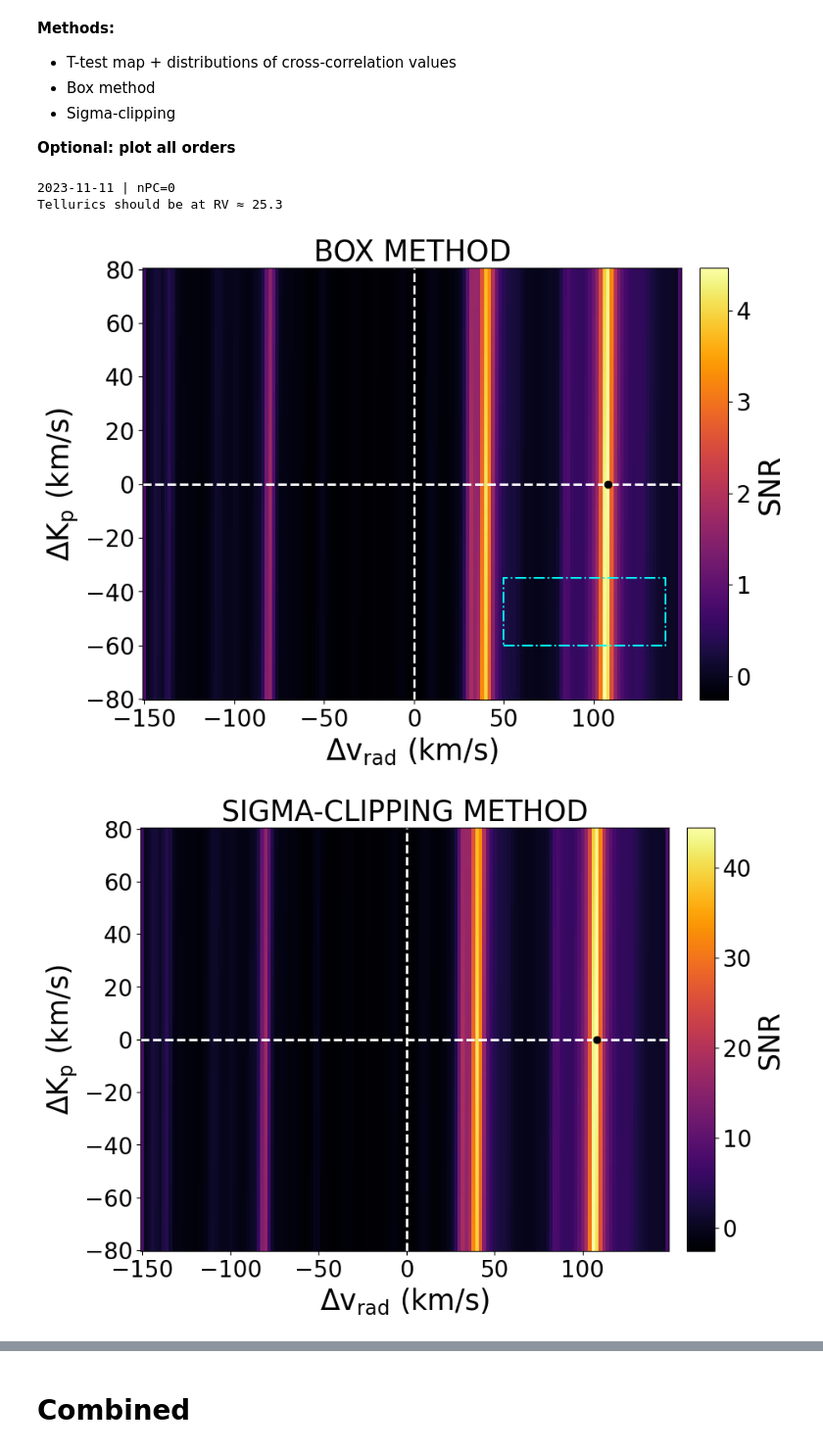
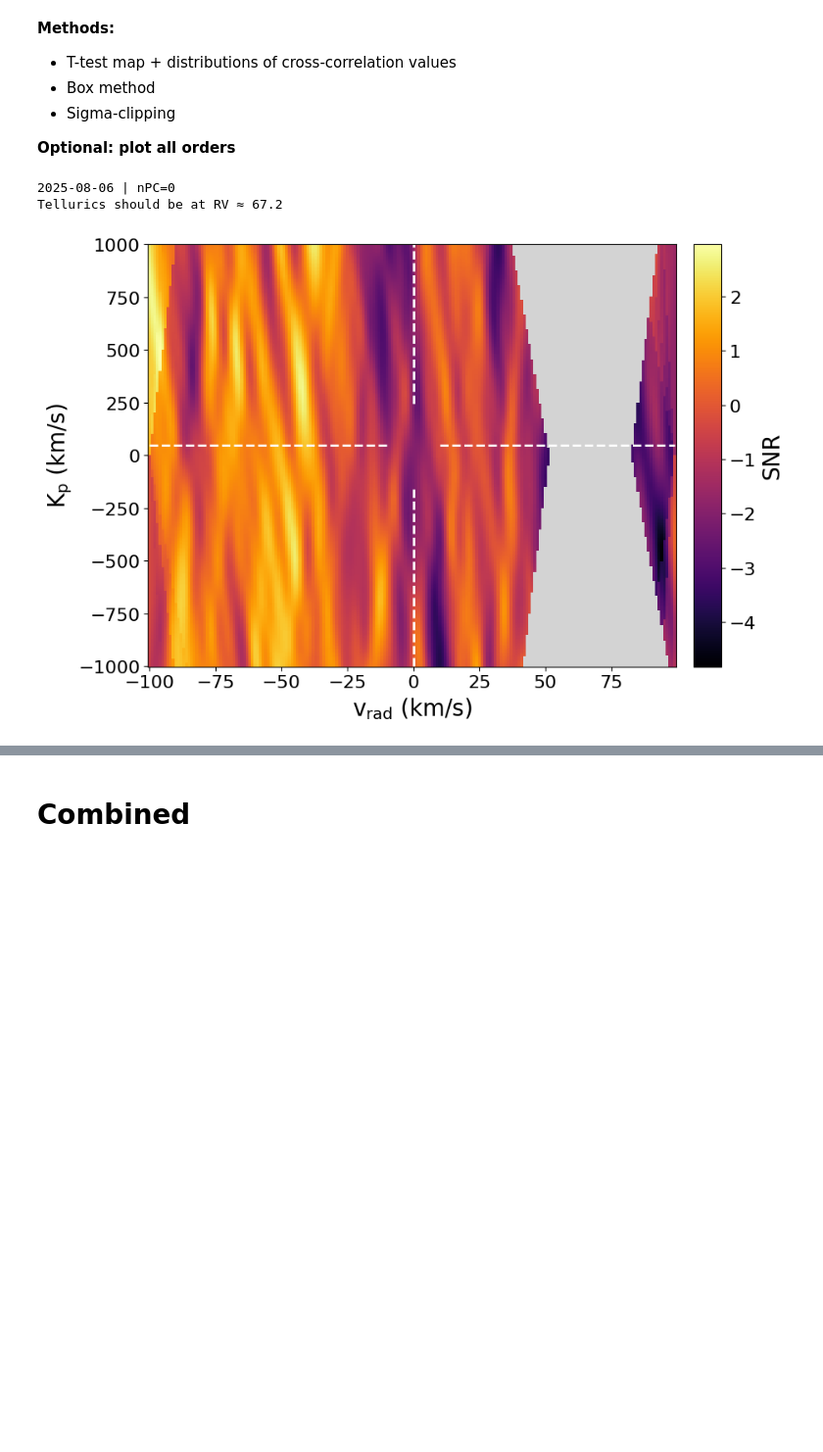
Before and after one commit to mathisbouffard/HRS_with_starships, a Jupyter notebook: HRS_analysis/notebooks/Correlations_new.ipynb, the cells around one changed output, grey strips where cells are left out. Shown at 98% size. Drawn from its saved outputs; the diff is of its cells as text; code cells hidden in the pictures; blank space fills up the shorter version.

```diff
--- a/HRS_analysis/notebooks/Correlations_new.ipynb
+++ b/HRS_analysis/notebooks/Correlations_new.ipynb
@@ -293,17 +312,16 @@ for filename in filename_list:
     n_pc = int(obs.params[5])
     mask_wings = int(obs.params[1] * 100)  # in percent
 
-    out_filename = f'{Path(filename).stem}_ccf_logl_seq_{model_name}'
+    out_filename = f'{Path(filename).stem}_{reduc_version}_ccf_logl_seq_{model_name}'
 
 
     print(f"\033[1mCorrelation for {visit_name} with {n_pc} PC\033[0m")
     print("Reduction directory is:", reduc_dir)
     print("Correlations directory is:", output_dir)
 
-
     try:
         # Check if already generated
-        saved_values = np.load(output_dir / Path(out_filename).with_suffix('.npz'))
+        saved_values = np.load(output_dir / Path(out_filename + '.npz'))
         ccf_map = saved_values['corr']
         logl_map = saved_values['logl']
         print(f"Correlation already generated. Loading saved values...")
@@ -500,16 +492,16 @@ Out-of-transit t-val = -3.89 / p-val 4.34e-04 / sig = 3.33
 # CHOOSE METHOD
 methods = [
         # 'ttest',
-        'box',
+        # 'box',
         'clip'
           ]
 
 # Choose Vrad (x-axis) Kp (y-axis) values for the plot
 rv_grid = corrRV0
-kp_grid = np.linspace(-80, 80, 161)
+kp_grid = np.linspace(-1000, 1000, 400)
 
 # Set Vrad and Kp limits for the box in the box method
-box_Vrad = (50, 140)
+box_Vrad = (100, 140)
 box_Kp = (-60, -35)
 
 # Set sigma limit and max number of iterations for the sigma-clipping method
@@ -524,11 +516,11 @@ plot_all_orders = False
 # PLOT EACH ORDER OF THE MODEL
 plot_model_orders = False
 plot_these_orders = np.arange(10,12)  # 'all' or an array of specific orders
-save_in_pdf = False  # save this plot in a pdf
 
 
 #----------------------------------------------------------------#
 
+KpVrad_list = []
 
 for visit_name in visits_plot:
 
@@ -546,40 +538,57 @@ for visit_name in visits_plot:
     for npc, obs in combos:
         print(f"\033[1m{visit_name} | nPC={npc}\033[0m")
 
-        berv_rv = -obs.vrp-obs.mid_vrp-obs.RV_sys-(obs.mid_vr+obs.vr)-(obs.mid_berv+obs.berv)
+        berv_rv = -obs.vrp - obs.mid_vrp - obs.RV_sys - (obs.mid_vr + obs.vr) - (obs.mid_berv + obs.berv)
         print(f"Tellurics should be at RV ≈ {np.mean(berv_rv):.1f}")
+
+
+        # Choose what orders to plot
+        order_indices = pf.select_orders_plot(obs, wave_mod, model_spec, orders_to_delete=orders_to_delete.get(visit_name),
+                                              max_masked_ratio=max_masked_ratio, min_SNR=min_SNR, min_model_ppm=min_model_ppm)
 
 
         # Get the right ccf object
         ccf_obj = Correlations(all_ccf_map[(visit_name, npc)], kind="logl", rv_grid=corrRV0, n_pcas=npc, kp_array=Kp_array)
         ccf_obj.calc_ccf2d(obs, ccf=None, kind='logl_corr', id_pc=None, remove_mean=False, index=None, orders=order_indices)
-        ccf_obj.calc_logl(obs, orders=order_indices, index=None, N=None, nolog=False, icorr=obs.iIn, std_robust=True)
+        # ccf_obj.calc_logl(obs, orders=order_indices, index=None, N=None, nolog=False, icorr=obs.iIn, std_robust=True)
+
+
+        if npc == 0:
+            # Mask strong negative correlation regions
+            ccf_sum = np.sum(ccf_obj.map_prf, axis=0)      # sum of CCFs over exposures
+            noise_mask = (corrRV0 < -10) | (corrRV0 > 10)  # exclude RV region where planet signal is located
+
+            # Calculate MAD of CCF sum (like a std dev but without outliers)
+            ccf_sum_med = np.median(ccf_sum[noise_mask])
+            mad = np.median(np.abs(ccf_sum[noise_mask] - ccf_sum_med))
+
+            ccf_obj.map_prf[:, ccf_sum < ccf_sum_med - 4 * mad] = np.ma.masked   # mask negative outlier regions
 
 
         if 'ttest' in methods:
             ccf_obj.ttest_map(obs, kind='logl', vrp=np.zeros_like(obs.vrp), orders=order_indices,
                           kp0=0, RV_limit=corr_xlim, kp_step=5, rv_step=2, RV=None, speed_limit=3,
                               icorr=obs.iIn, equal_var=False)
 
         if 'box' in methods:
             pf.calculate_KpVsys_map(obs, ccf_obj, method='box', rv_grid=rv_grid, kp_grid=kp_grid,
                         box_Vrad=box_Vrad, box_Kp=box_Kp)
 
         if 'clip' in methods:
-            pf.calculate_KpVsys_map(obs, ccf_obj, method='clip', rv_grid=rv_grid, kp_grid=kp_grid,
-                        clip_sigma=clip_sigma, clip_iter=clip_iter)
+            KpVrad_map = pf.calculate_KpVsys_map(obs, ccf_obj, method='clip', rv_grid=rv_grid, kp_grid=kp_grid,
+                        clip_sigma=clip_sigma, clip_iter=clip_iter, title=False, output_map=True)
+            KpVrad_list.append(KpVrad_map)
 
         if plot_all_orders:
             pf.plot_all_orders_correl(corrRV0, ccf_obj.data.squeeze(), obs, icorr=None, logl=False, sharey=True,
                               vrp=np.zeros_like(obs.vrp), RV_sys=0.0, vmin=None, vmax=None, vline=None,
                               hline=2, kind='snr', return_snr=False, orders=order_indices)
 
         if plot_model_orders:
-            pdfname = fig_dir / f"model_plot_orderbyorder_{visit_name}_{npc}-pc_maskwings97_{model_name}.pdf"
+            pdfname = fig_dir / f"model_plot_orderbyorder_{visit_name}_{reduc_version}_{npc}-pc_maskwings97_{model_name}.pdf"
             pf.plot_model_orders(obs, wave_mod, model_spec, order_indices, plot_these_orders=plot_these_orders,
-                                 save_in_pdf=save_in_pdf, pdfname=pdfname)
+                                 save_in_pdf=False, pdfname=pdfname)
 # %% [output]
-2023-11-11 | nPC=0
-Tellurics should be at RV ≈ 25.3
+2025-08-06 | nPC=0
+Tellurics should be at RV ≈ 67.2
-[figure, old version]
+[figure, new version]
-[figure, removed]
```
Also changed, not shown: parts of 10 cells of this notebook, 24 other files.
